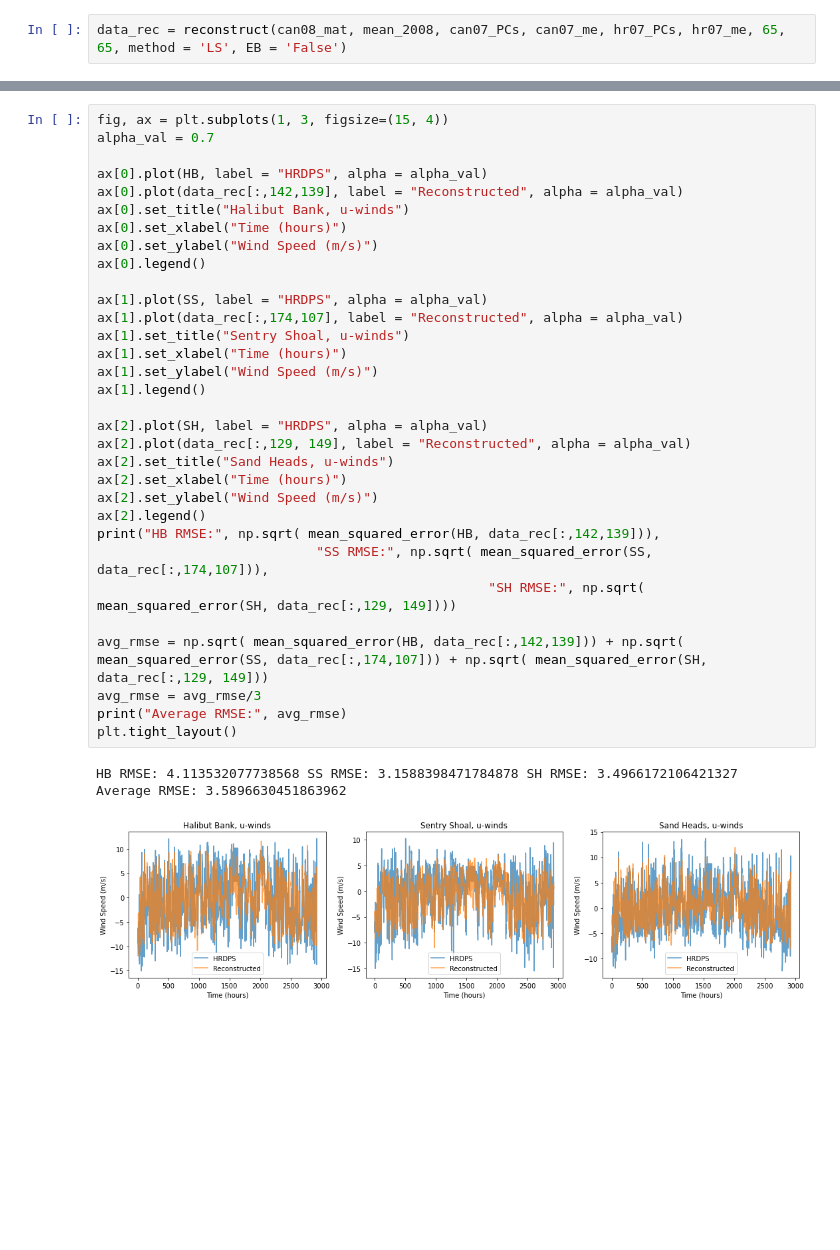
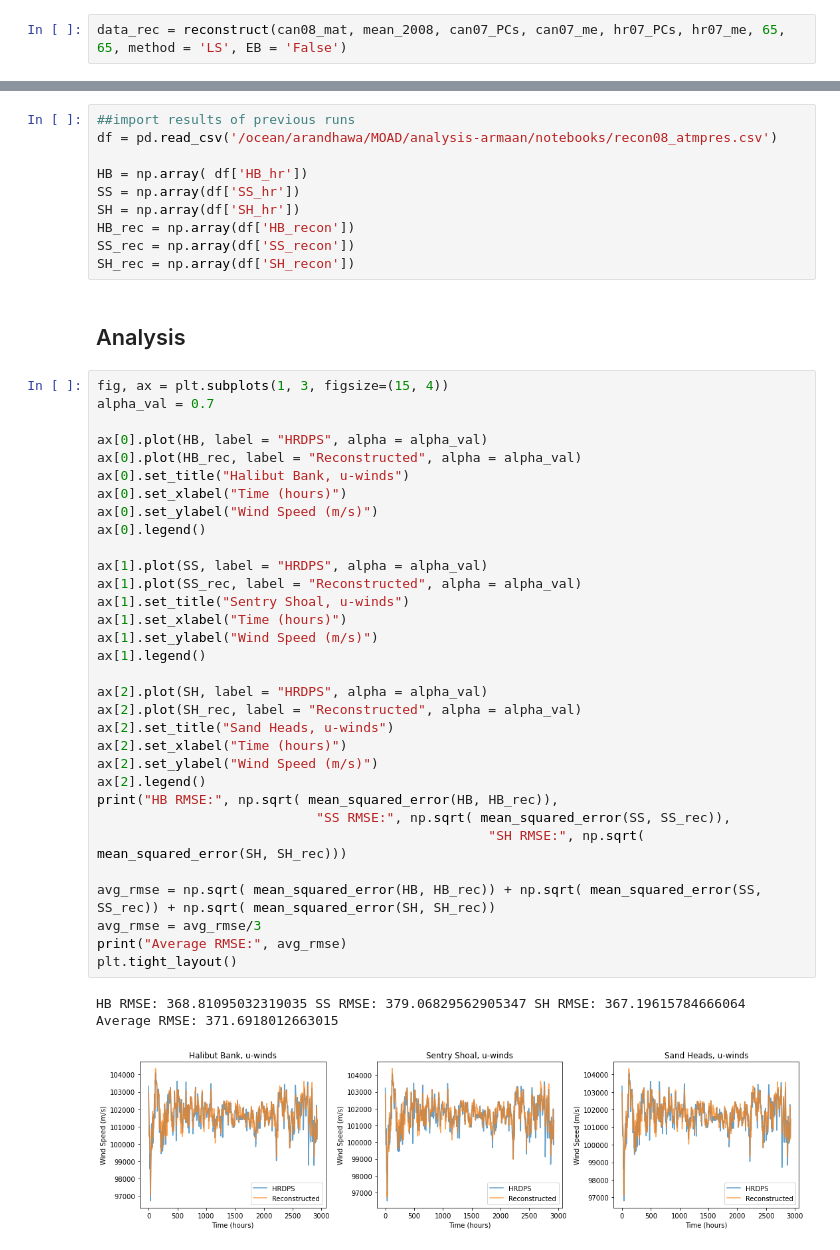
Before and after one commit to UBC-MOAD/analysis-armaan, a Jupyter notebook: notebooks/generalPredictions4.ipynb, the cells around one changed output, grey strips where cells are left out. Drawn from its saved outputs; the diff is of its cells as text; blank space fills up the shorter version.

```diff
--- a/notebooks/generalPredictions4.ipynb
+++ b/notebooks/generalPredictions4.ipynb
@@ -367,39 +381,51 @@ data_rec = reconstruct(can08_mat, mean_2008, can07_PCs, can07_me, hr07_PCs, hr07
+# %%
+##import results of previous runs
+df = pd.read_csv('/ocean/arandhawa/MOAD/analysis-armaan/notebooks/recon08_atmpres.csv')
+
+HB = np.array( df['HB_hr'])
+SS = np.array(df['SS_hr'])
+SH = np.array(df['SH_hr'])
+HB_rec = np.array(df['HB_recon'])
+SS_rec = np.array(df['SS_recon'])
+SH_rec = np.array(df['SH_recon'])
+# %% [markdown]
+## Analysis
 # %%
 fig, ax = plt.subplots(1, 3, figsize=(15, 4))
 alpha_val = 0.7
 
 ax[0].plot(HB, label = "HRDPS", alpha = alpha_val)
-ax[0].plot(data_rec[:,142,139], label = "Reconstructed", alpha = alpha_val)
+ax[0].plot(HB_rec, label = "Reconstructed", alpha = alpha_val)
 ax[0].set_title("Halibut Bank, u-winds")
 ax[0].set_xlabel("Time (hours)")
 ax[0].set_ylabel("Wind Speed (m/s)")
 ax[0].legend()
 
 ax[1].plot(SS, label = "HRDPS", alpha = alpha_val)
-ax[1].plot(data_rec[:,174,107], label = "Reconstructed", alpha = alpha_val)
+ax[1].plot(SS_rec, label = "Reconstructed", alpha = alpha_val)
 ax[1].set_title("Sentry Shoal, u-winds")
 ax[1].set_xlabel("Time (hours)")
 ax[1].set_ylabel("Wind Speed (m/s)")
 ax[1].legend()
 
 ax[2].plot(SH, label = "HRDPS", alpha = alpha_val)
-ax[2].plot(data_rec[:,129, 149], label = "Reconstructed", alpha = alpha_val)
+ax[2].plot(SH_rec, label = "Reconstructed", alpha = alpha_val)
 ax[2].set_title("Sand Heads, u-winds")
 ax[2].set_xlabel("Time (hours)")
 ax[2].set_ylabel("Wind Speed (m/s)")
 ax[2].legend()
-print("HB RMSE:", np.sqrt( mean_squared_error(HB, data_rec[:,142,139])),
-                            "SS RMSE:", np.sqrt( mean_squared_error(SS, data_rec[:,174,107])),
-                                                  "SH RMSE:", np.sqrt( mean_squared_error(SH, data_rec[:,129, 149])))
+print("HB RMSE:", np.sqrt( mean_squared_error(HB, HB_rec)),
+                            "SS RMSE:", np.sqrt( mean_squared_error(SS, SS_rec)),
+                                                  "SH RMSE:", np.sqrt( mean_squared_error(SH, SH_rec)))
 
-avg_rmse = np.sqrt( mean_squared_error(HB, data_rec[:,142,139])) + np.sqrt( mean_squared_error(SS, data_rec[:,174,107])) + np.sqrt( mean_squared_error(SH, data_rec[:,129, 149]))
+avg_rmse = np.sqrt( mean_squared_error(HB, HB_rec)) + np.sqrt( mean_squared_error(SS, SS_rec)) + np.sqrt( mean_squared_error(SH, SH_rec))
 avg_rmse = avg_rmse/3
 print("Average RMSE:", avg_rmse)
 plt.tight_layout()
 # %% [output]
-HB RMSE: 4.113532077738568 SS RMSE: 3.1588398471784878 SH RMSE: 3.4966172106421327
-Average RMSE: 3.5896630451863962
+HB RMSE: 368.81095032319035 SS RMSE: 379.06829562905347 SH RMSE: 367.19615784666064
+Average RMSE: 371.6918012663015
-[figure, old version]
+[figure, new version]
 # %%
 min = np.min([np.min(HB), np.min(SH), np.min(SS)])
 max = np.max([np.max(HB), np.max(SH), np.max(SS)])
```
Also changed, not shown: parts of 24 cells of this notebook, 3 other files.
